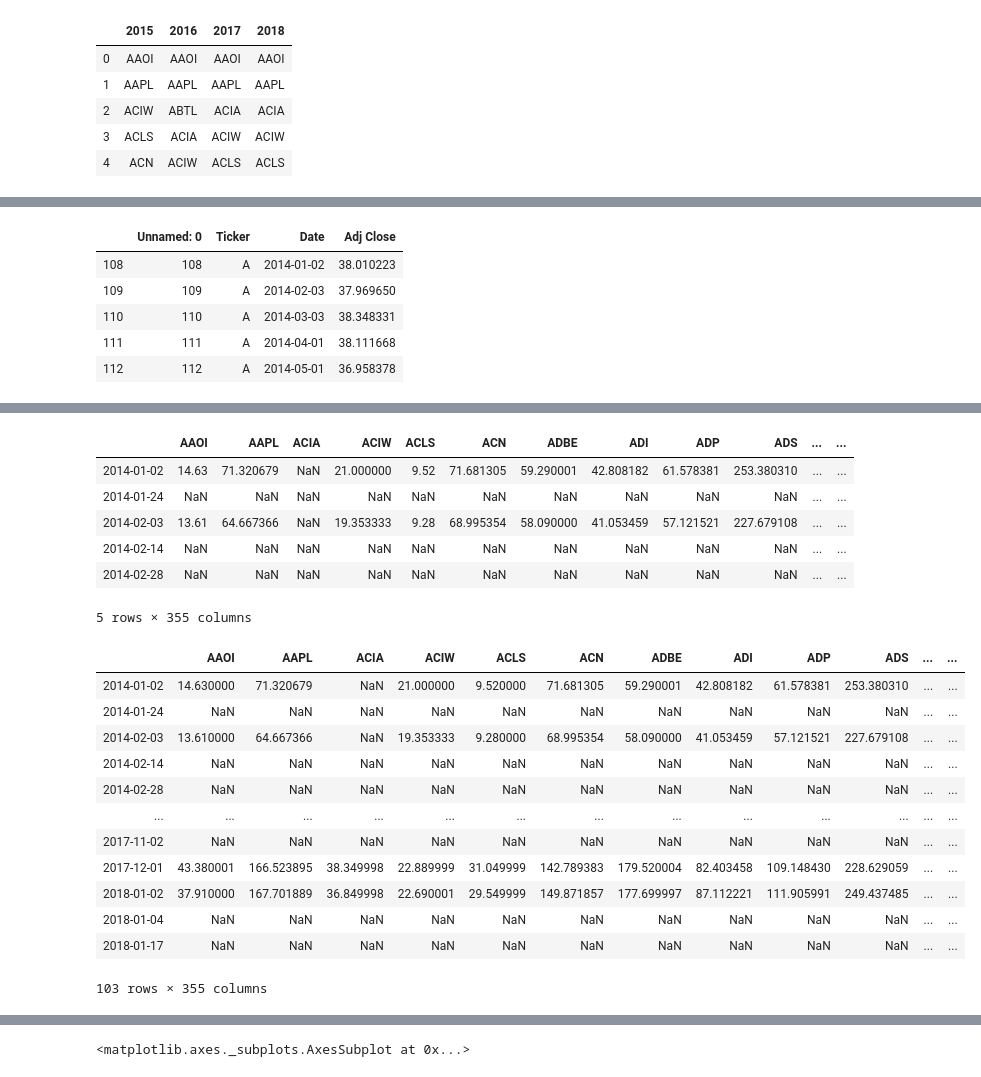
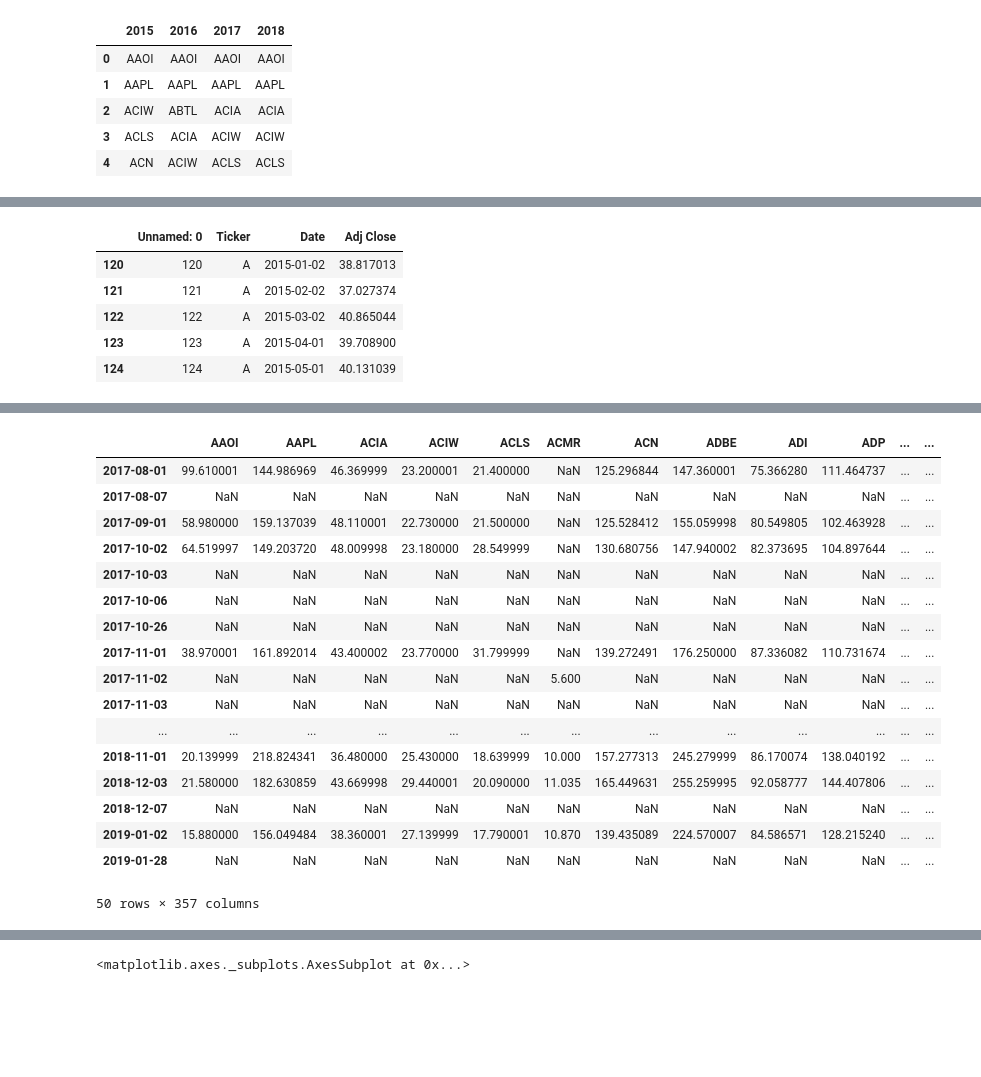
Before and after one commit to willwillis/sector-top-dogs, a Jupyter notebook: notebooks/Will/FromMina/ticker_data_wkg.ipynb, the cells around one changed output, grey strips where cells are left out. Drawn from its saved outputs; the diff is of its cells as text; code cells hidden in the pictures; blank space fills up the shorter version.

```diff
--- a/notebooks/Will/FromMina/ticker_data_wkg.ipynb
+++ b/notebooks/Will/FromMina/ticker_data_wkg.ipynb
@@ -21,18 +45,21 @@ tech_df.head()
 # %%
 # Filter to 4 year needed for 2017 stocks
-df_2016 = monthly_df[(monthly_df['Date'] > '2013-12-31') & (monthly_df['Date'] < '2018-02-01')]
+df_2015 = monthly_df[(monthly_df['Date'] > '2011-12-31') & (monthly_df['Date'] < '2016-02-01')]
+df_2016 = monthly_df[(monthly_df['Date'] > '2012-12-31') & (monthly_df['Date'] < '2017-02-01')]
+df_2017 = monthly_df[(monthly_df['Date'] > '2013-12-31') & (monthly_df['Date'] < '2018-02-01')]
+df_2018 = monthly_df[(monthly_df['Date'] > '2014-12-31') & (monthly_df['Date'] < '2019-02-01')]
 
 # Create empty dataframe with dates
-prices_df = df_2016[df_2016['Ticker']=='A']
+prices_df = df_2018[df_2018['Ticker']=='A']
 prices_df = prices_df[['Date','Adj Close']].copy()
 prices_df = prices_df.drop(columns=["Adj Close"])
 prices_df = prices_df.set_index('Date')
 
-df_2016.head()
+df_2018.head()
 # %% [output]
 |  | Unnamed: 0 | Ticker | Date | Adj Close |
-| 108 | 108 | A | 2014-01-02 | 38.010223 |
-| 109 | 109 | A | 2014-02-03 | 37.969650 |
-| 110 | 110 | A | 2014-03-03 | 38.348331 |
-| 111 | 111 | A | 2014-04-01 | 38.111668 |
-| 112 | 112 | A | 2014-05-01 | 36.958378 |
+| 120 | 120 | A | 2015-01-02 | 38.817013 |
+| 121 | 121 | A | 2015-02-02 | 37.027374 |
+| 122 | 122 | A | 2015-03-02 | 40.865044 |
+| 123 | 123 | A | 2015-04-01 | 39.708900 |
+| 124 | 124 | A | 2015-05-01 | 40.131039 |
@@ -39,7 +86,13 @@ df_2016.head()
 # %%
 # put 2017 tickers into a list and removed nulls
+tech_2015 = tech_df['2015'].tolist()
 tech_2016 = tech_df['2016'].tolist()
+tech_2017 = tech_df['2017'].tolist()
+tech_2018 = tech_df['2018'].tolist()
+tech_2015 = [x for x in tech_2015 if str(x) != "nan"]
 tech_2016 = [x for x in tech_2016 if str(x) != "nan"]
+tech_2017 = [x for x in tech_2017 if str(x) != "nan"]
+tech_2018 = [x for x in tech_2018 if str(x) != "nan"]
 # %%
 tech_2016.sort()
 tech_2016
@@ -63,39 +116,33 @@ tech_2016
  'ZNGA']
 # %%
 # Compare if ticker from list is in dataframe then reform to add to prices_df
-for ticker in tech_2016:
+for ticker in tech_2018:
 
-    if ticker in df_2016.values:
-        ticker_df = df_2016[df_2016['Ticker']==ticker]
+    if ticker in df_2018.values:
+        ticker_df = df_2018[df_2018['Ticker']==ticker]
         ticker_df = ticker_df[['Date', 'Adj Close']].copy()
         ticker_df = ticker_df.rename(columns={'Adj Close':ticker})
         ticker_df = ticker_df.set_index('Date')
         prices_df = pd.concat([prices_df, ticker_df], axis="columns", sort=True)
-
-
-prices_df.head()
-# %% [output]
-|  | AAOI | AAPL | ACIA | ACIW | ACLS | ACN | ADBE | ADI | ADP | ADS | ... | ... |
-| 2014-01-02 | 14.63 | 71.320679 | NaN | 21.000000 | 9.52 | 71.681305 | 59.290001 | 42.808182 | 61.578381 | 253.380310 | ... | ... |
-| 2014-01-24 | NaN | NaN | NaN | NaN | NaN | NaN | NaN | NaN | NaN | NaN | ... | ... |
-| 2014-02-03 | 13.61 | 64.667366 | NaN | 19.353333 | 9.28 | 68.995354 | 58.090000 | 41.053459 | 57.121521 | 227.679108 | ... | ... |
-| 2014-02-14 | NaN | NaN | NaN | NaN | NaN | NaN | NaN | NaN | NaN | NaN | ... | ... |
-| 2014-02-28 | NaN | NaN | NaN | NaN | NaN | NaN | NaN | NaN | NaN | NaN | ... | ... |
-5 rows × 355 columns
 # %%
-prices_df
+prices_df.tail(50)
 # %% [output]
-|  | AAOI | AAPL | ACIA | ACIW | ACLS | ACN | ADBE | ADI | ADP | ADS | ... | ... |
-| 2014-01-02 | 14.630000 | 71.320679 | NaN | 21.000000 | 9.520000 | 71.681305 | 59.290001 | 42.808182 | 61.578381 | 253.380310 | ... | ... |
-| 2014-01-24 | NaN | NaN | NaN | NaN | NaN | NaN | NaN | NaN | NaN | NaN | ... | ... |
-| 2014-02-03 | 13.610000 | 64.667366 | NaN | 19.353333 | 9.280000 | 68.995354 | 58.090000 | 41.053459 | 57.121521 | 227.679108 | ... | ... |
-| 2014-02-14 | NaN | NaN | NaN | NaN | NaN | NaN | NaN | NaN | NaN | NaN | ... | ... |
-| 2014-02-28 | NaN | NaN | NaN | NaN | NaN | NaN | NaN | NaN | NaN | NaN | ... | ... |
+|  | AAOI | AAPL | ACIA | ACIW | ACLS | ACMR | ACN | ADBE | ADI | ADP | ... | ... |
+| 2017-08-01 | 99.610001 | 144.986969 | 46.369999 | 23.200001 | 21.400000 | NaN | 125.296844 | 147.360001 | 75.366280 | 111.464737 | ... | ... |
+| 2017-08-07 | NaN | NaN | NaN | NaN | NaN | NaN | NaN | NaN | NaN | NaN | ... | ... |
+| 2017-09-01 | 58.980000 | 159.137039 | 48.110001 | 22.730000 | 21.500000 | NaN | 125.528412 | 155.059998 | 80.549805 | 102.463928 | ... | ... |
+| 2017-10-02 | 64.519997 | 149.203720 | 48.009998 | 23.180000 | 28.549999 | NaN | 130.680756 | 147.940002 | 82.373695 | 104.897644 | ... | ... |
+| 2017-10-03 | NaN | NaN | NaN | NaN | NaN | NaN | NaN | NaN | NaN | NaN | ... | ... |
+| 2017-10-06 | NaN | NaN | NaN | NaN | NaN | NaN | NaN | NaN | NaN | NaN | ... | ... |
+| 2017-10-26 | NaN | NaN | NaN | NaN | NaN | NaN | NaN | NaN | NaN | NaN | ... | ... |
+| 2017-11-01 | 38.970001 | 161.892014 | 43.400002 | 23.770000 | 31.799999 | NaN | 139.272491 | 176.250000 | 87.336082 | 110.731674 | ... | ... |
+| 2017-11-02 | NaN | NaN | NaN | NaN | NaN | 5.600 | NaN | NaN | NaN | NaN | ... | ... |
+| 2017-11-03 | NaN | NaN | NaN | NaN | NaN | NaN | NaN | NaN | NaN | NaN | ... | ... |
 | ... | ... | ... | ... | ... | ... | ... | ... | ... | ... | ... | ... | ... |
-| 2017-11-02 | NaN | NaN | NaN | NaN | NaN | NaN | NaN | NaN | NaN | NaN | ... | ... |
-| 2017-12-01 | 43.380001 | 166.523895 | 38.349998 | 22.889999 | 31.049999 | 142.789383 | 179.520004 | 82.403458 | 109.148430 | 228.629059 | ... | ... |
-| 2018-01-02 | 37.910000 | 167.701889 | 36.849998 | 22.690001 | 29.549999 | 149.871857 | 177.699997 | 87.112221 | 111.905991 | 249.437485 | ... | ... |
-| 2018-01-04 | NaN | NaN | NaN | NaN | NaN | NaN | NaN | NaN | NaN | NaN | ... | ... |
-| 2018-01-17 | NaN | NaN | NaN | NaN | NaN | NaN | NaN | NaN | NaN | NaN | ... | ... |
+| 2018-11-01 | 20.139999 | 218.824341 | 36.480000 | 25.430000 | 18.639999 | 10.000 | 157.277313 | 245.279999 | 86.170074 | 138.040192 | ... | ... |
+| 2018-12-03 | 21.580000 | 182.630859 | 43.669998 | 29.440001 | 20.090000 | 11.035 | 165.449631 | 255.259995 | 92.058777 | 144.407806 | ... | ... |
+| 2018-12-07 | NaN | NaN | NaN | NaN | NaN | NaN | NaN | NaN | NaN | NaN | ... | ... |
+| 2019-01-02 | 15.880000 | 156.049484 | 38.360001 | 27.139999 | 17.790001 | 10.870 | 139.435089 | 224.570007 | 84.586571 | 128.215240 | ... | ... |
+| 2019-01-28 | NaN | NaN | NaN | NaN | NaN | NaN | NaN | NaN | NaN | NaN | ... | ... |
-103 rows × 355 columns
+50 rows × 357 columns
 # %%
```
Also changed, not shown: parts of 12 cells of this notebook, 4 other files.
